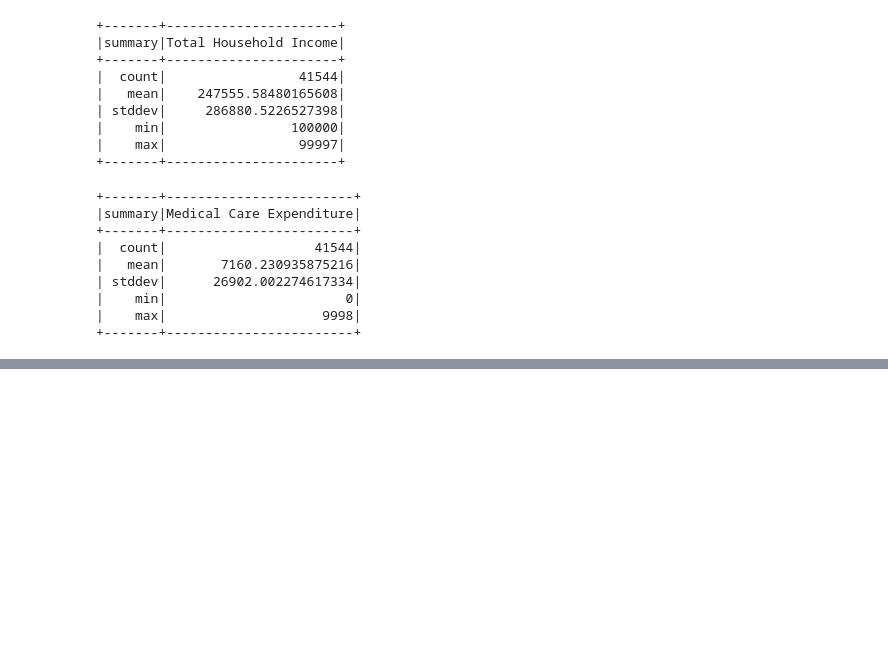
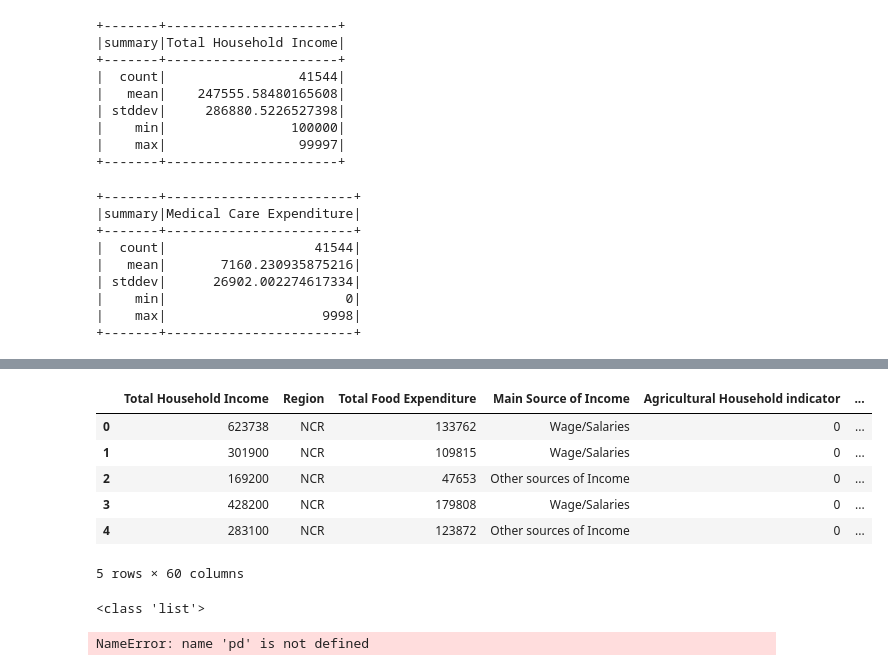
Before and after one commit to sconc/722DataMining, a Jupyter notebook: Iteration4.ipynb, the cells around one changed output, grey strips where cells are left out. Cells and saved outputs as stored; diff of their text form; code cells hidden in the pictures; blank space fills up the shorter version.

```diff
--- a/Iteration4.ipynb
+++ b/Iteration4.ipynb
@@ -112,0 +128,2 @@ statsdata.describe('Medical Care Expenditure').show()
+# %%
+pyspark.sql.dataframe.DataFrame.set_option('float_format', '{:,.2f}'.format)
@@ -112,0 +132,2 @@ statsdata.describe('Medical Care Expenditure').show()
+# %%
+statsdata.describe('Medical Care Expenditure', 'Total Household Income').show().set_option('float_format', '{:,.2f}'.format)
@@ -112,0 +155,18 @@ statsdata.describe('Medical Care Expenditure').show()
+# %%
+statsdata.limit(5).toPandas()
+# %% [output]
+|  | Total Household Income | Region | Total Food Expenditure | Main Source of Income | Agricultural Household indicator | ... |
+| 0 | 623738 | NCR | 133762 | Wage/Salaries | 0 | ... |
+| 1 | 301900 | NCR | 109815 | Wage/Salaries | 0 | ... |
+| 2 | 169200 | NCR | 47653 | Other sources of Income | 0 | ... |
+| 3 | 428200 | NCR | 179808 | Wage/Salaries | 0 | ... |
+| 4 | 283100 | NCR | 123872 | Other sources of Income | 0 | ... |
+5 rows × 60 columns
+# %%
+print(type(statsdata.tail(5)))
+# %% [output]
+<class 'list'>
+# %%
+pd.set_option('float_format', '{:,.2f}'.format)
+# %% [output]
+NameError: name 'pd' is not defined
```
Also changed, not shown: parts of 10 cells of this notebook.
